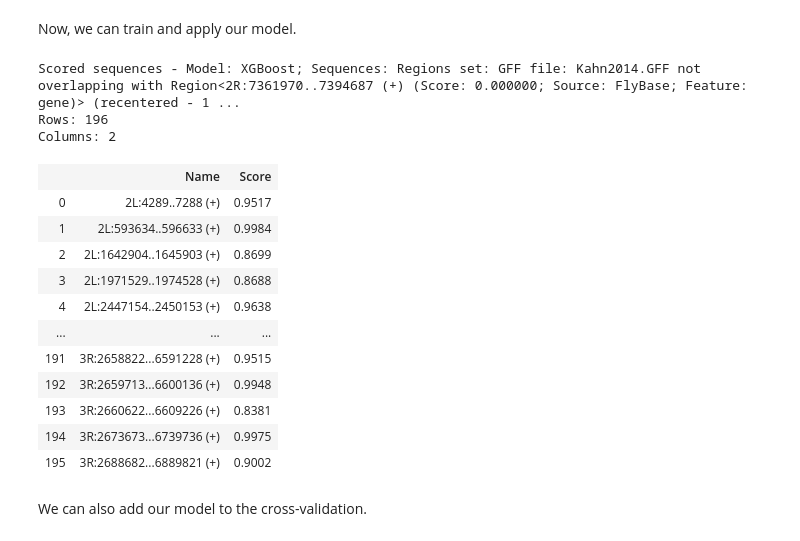
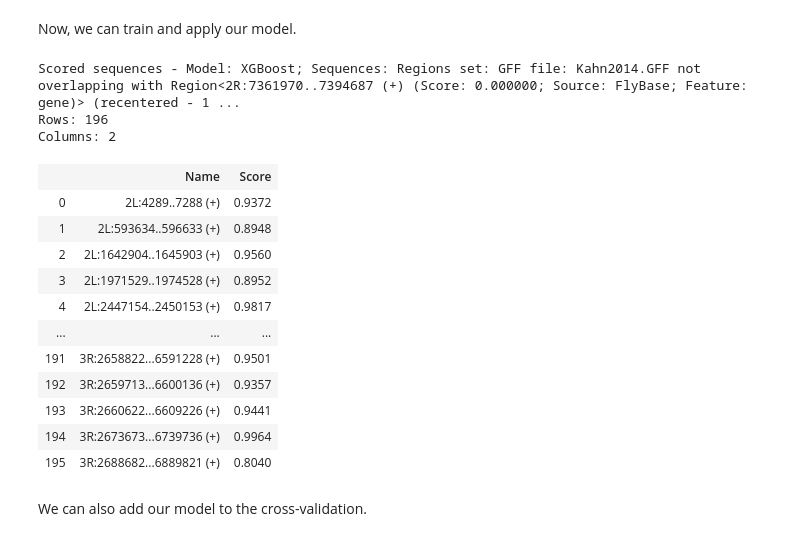
Before and after one commit to bjornbredesen/gnocis, a Jupyter notebook: tutorial/tutorial.ipynb, the cells around one changed output. Cells and saved outputs as stored; diff of their text form; code cells hidden in the pictures.

```diff
--- a/tutorial/tutorial.ipynb
+++ b/tutorial/tutorial.ipynb
@@ -154,8 +154,8 @@ gwWinNonPcG = PcG.LBMEs(gwWin, threshold = 0) \
                  .nonOverlap(vestigialProximal)
 
 gwWinNonPcGSeq = gwWinNonPcG.extract(Dmel) \
-                            .windows(size = 3000, step = 250) # PcG.LBMEs merges overlapping windows,
-                                                              # so get 3kb windows
+                            .windows(size = 3000, step = 3000) # PcG.LBMEs merges overlapping windows,
+                                                               # so get non-overlapping 3kb windows
 
 gwWinNonPcGSeq
 # %% [output]
@@ -912,36 +962,36 @@ xgbModel = nc.kSpectrum(5) \
     .scale() \
     .window(size = 500, step = 250) \
     .model(XGBModel(labelPositive = nc.positive,
-                    labelNegative = labelDummyPRE)) \
+                    labelNegative = labelNonPcG)) \
     .sequenceModel(name = 'XGBoost')
 # %% [markdown]
 Now, we can train and apply our model.
 # %%
 # Make a training set
 tpos = trainingSet.withLabel(nc.positive).sample(50)
-tneg = trainingSet.withLabel(labelDummyPRE).sample(50)
+tneg = trainingSet.withLabel(labelNonPcG).sample(50)
 tset = tpos + tneg
 
 # Train the model
 trainedXGBModel = xgbModel.train(tset)
 
 trainedXGBModel.score(Kahn2014Seq, asTable = True)
 # %% [output]
 Scored sequences - Model: XGBoost; Sequences: Regions set: GFF file: Kahn2014.GFF not overlapping with Region<2R:7361970..7394687 (+) (Score: 0.000000; Source: FlyBase; Feature: gene)> (recentered - 1 ...
 Rows: 196
 Columns: 2
 |  | Name | Score |
-| 0 | 2L:4289..7288 (+) | 0.9517 |
-| 1 | 2L:593634..596633 (+) | 0.9984 |
-| 2 | 2L:1642904..1645903 (+) | 0.8699 |
-| 3 | 2L:1971529..1974528 (+) | 0.8688 |
-| 4 | 2L:2447154..2450153 (+) | 0.9638 |
+| 0 | 2L:4289..7288 (+) | 0.9372 |
+| 1 | 2L:593634..596633 (+) | 0.8948 |
+| 2 | 2L:1642904..1645903 (+) | 0.9560 |
+| 3 | 2L:1971529..1974528 (+) | 0.8952 |
+| 4 | 2L:2447154..2450153 (+) | 0.9817 |
 | ... | ... | ... |
-| 191 | 3R:2658822...6591228 (+) | 0.9515 |
-| 192 | 3R:2659713...6600136 (+) | 0.9948 |
-| 193 | 3R:2660622...6609226 (+) | 0.8381 |
-| 194 | 3R:2673673...6739736 (+) | 0.9975 |
-| 195 | 3R:2688682...6889821 (+) | 0.9002 |
+| 191 | 3R:2658822...6591228 (+) | 0.9501 |
+| 192 | 3R:2659713...6600136 (+) | 0.9357 |
+| 193 | 3R:2660622...6609226 (+) | 0.9441 |
+| 194 | 3R:2673673...6739736 (+) | 0.9964 |
+| 195 | 3R:2688682...6889821 (+) | 0.8040 |
 # %% [markdown]
 We can also add our model to the cross-validation.
 # %%
```
Also changed, not shown: parts of 35 cells of this notebook.
